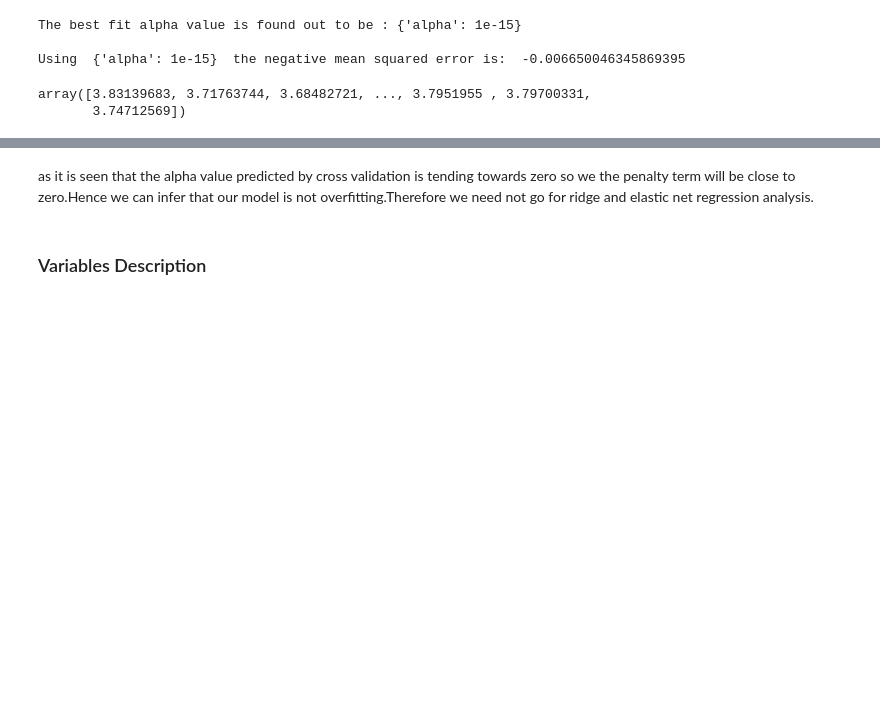
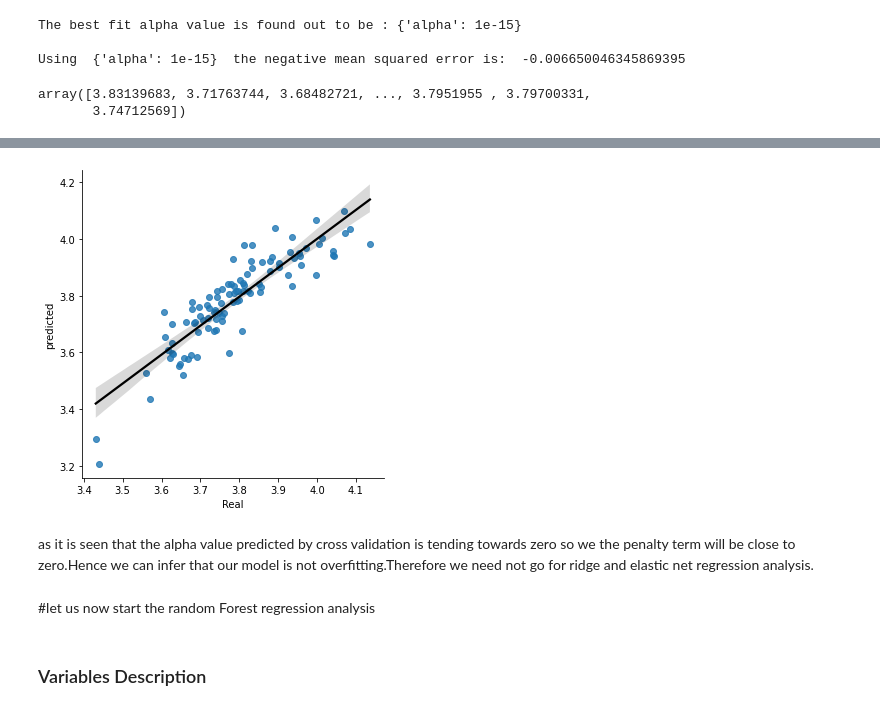
Before and after one commit to vishalyadav1211997/retail-sales-prediction, a Jupyter notebook: retail_sales_prediction.ipynb, the cells around one changed output, grey strips where cells are left out. Saved outputs shown, nothing was run; the diff lists cells and outputs as text; code cells hidden in the pictures; blank space fills up the shorter version.

```diff
--- a/retail_sales_prediction.ipynb
+++ b/retail_sales_prediction.ipynb
@@ -968,0 +972,9 @@ Adjusted R2 :  0.7067620324765185
+# %%
+simple_lr_pred = y_pred_lasso_cv[:100]
+simple_lr_real = y_test[:100]
+dataset_lr = pd.DataFrame([(y_pred_lasso_cv[:100]),((y_test[:100])['Sales'].values)]).T
+dataset_lr.rename(columns={0:'Real',1:'predicted'},inplace=True)
+# %%
+#storing absolute diffrences between actual sales price and predicted
+dataset_lr['diff']=abs(dataset_lr['Real']-dataset_lr['predicted'])
+dataset_lr
@@ -969,2 +995,9 @@ Adjusted R2 :  0.7067620324765185
+# %%
+#visualising our predictions
+sns.lmplot(x='Real', y='predicted', data=dataset_lr, line_kws={'color': 'black'});
+# %% [output]
+[figure, added]
 # %% [markdown]
 as it is seen that the alpha value predicted by cross validation is tending towards zero so we the penalty term will be close to zero.Hence we can infer that our model is not overfitting.Therefore we need not go for ridge and elastic net regression analysis.
+# %% [markdown]
+#let us now start the random Forest regression analysis
```
Also changed, not shown: parts of 28 cells of this notebook.
